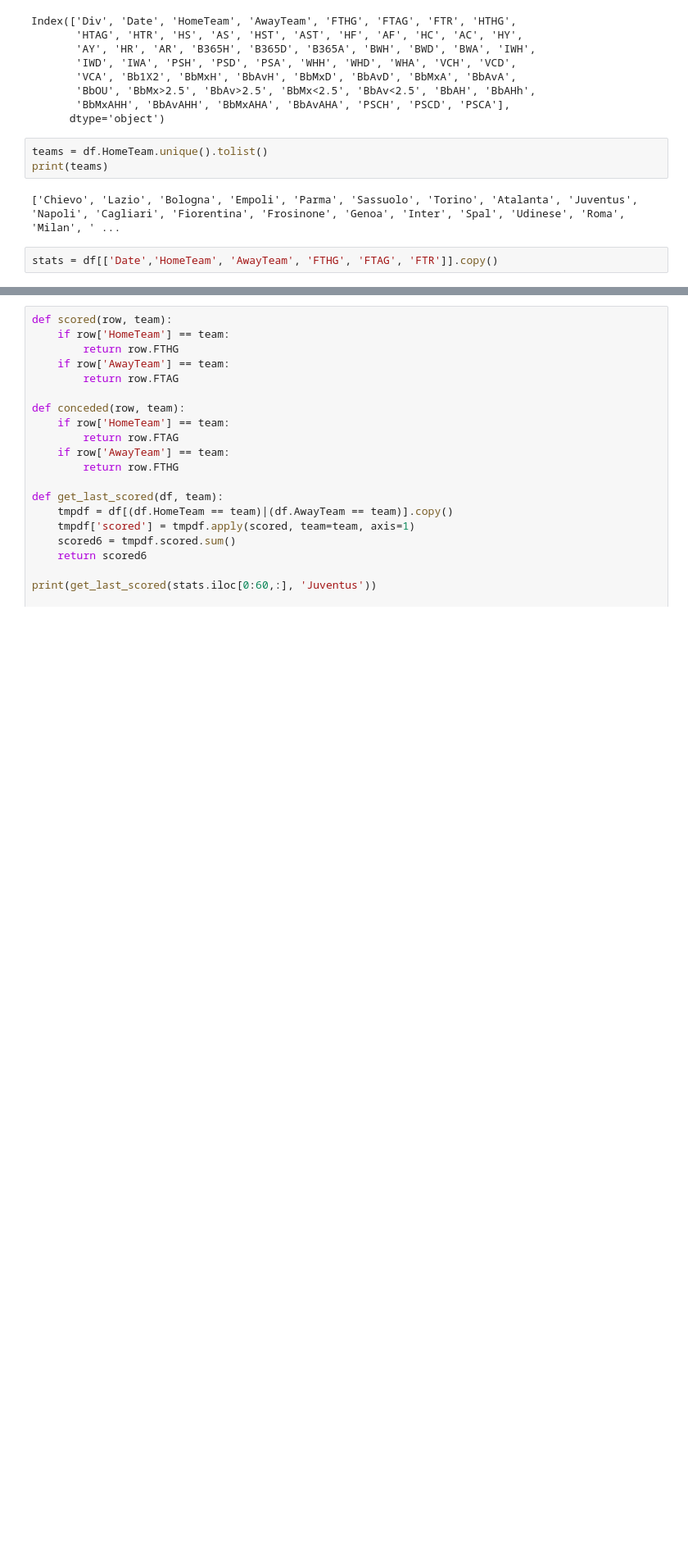
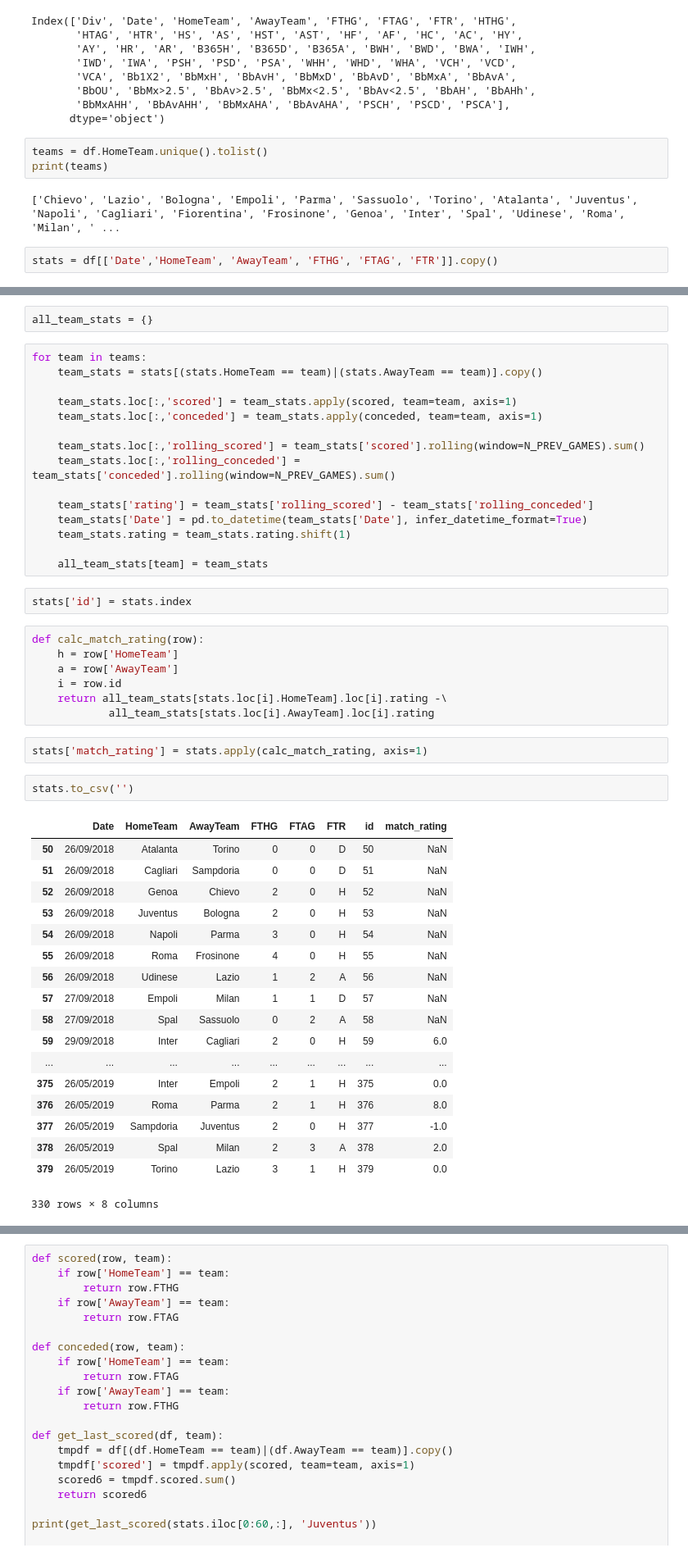
Before and after one commit to zniffur/footballstats, a Jupyter notebook: rating_system.ipynb, the cells around one changed output, grey strips where cells are left out. Shown: that part at 82% size. Cells and saved outputs as stored; diff of their text form; blank space fills up the shorter version.

Commit message:
rating fatto

```diff
--- a/rating_system.ipynb
+++ b/rating_system.ipynb
@@ -32,0 +42,49 @@ stats.loc[:,'AwayRating'] = 0
+# %%
+all_team_stats = {}
+# %%
+for team in teams:
+    team_stats = stats[(stats.HomeTeam == team)|(stats.AwayTeam == team)].copy()
+
+    team_stats.loc[:,'scored'] = team_stats.apply(scored, team=team, axis=1)
+    team_stats.loc[:,'conceded'] = team_stats.apply(conceded, team=team, axis=1)
+
+    team_stats.loc[:,'rolling_scored'] = team_stats['scored'].rolling(window=N_PREV_GAMES).sum()
+    team_stats.loc[:,'rolling_conceded'] = team_stats['conceded'].rolling(window=N_PREV_GAMES).sum()
+
+    team_stats['rating'] = team_stats['rolling_scored'] - team_stats['rolling_conceded']
+    team_stats['Date'] = pd.to_datetime(team_stats['Date'], infer_datetime_format=True)
+    team_stats.rating = team_stats.rating.shift(1)
+
+    all_team_stats[team] = team_stats
+# %%
+stats['id'] = stats.index
+# %%
+def calc_match_rating(row):
+    h = row['HomeTeam']
+    a = row['AwayTeam']
+    i = row.id
+    return all_team_stats[stats.loc[i].HomeTeam].loc[i].rating -\
+            all_team_stats[stats.loc[i].AwayTeam].loc[i].rating
+# %%
+stats['match_rating'] = stats.apply(calc_match_rating, axis=1)
+# %%
+stats.to_csv('')
+# %% [output]
+|  | Date | HomeTeam | AwayTeam | FTHG | FTAG | FTR | id | match_rating |
+| 50 | 26/09/2018 | Atalanta | Torino | 0 | 0 | D | 50 | NaN |
+| 51 | 26/09/2018 | Cagliari | Sampdoria | 0 | 0 | D | 51 | NaN |
+| 52 | 26/09/2018 | Genoa | Chievo | 2 | 0 | H | 52 | NaN |
+| 53 | 26/09/2018 | Juventus | Bologna | 2 | 0 | H | 53 | NaN |
+| 54 | 26/09/2018 | Napoli | Parma | 3 | 0 | H | 54 | NaN |
+| 55 | 26/09/2018 | Roma | Frosinone | 4 | 0 | H | 55 | NaN |
+| 56 | 26/09/2018 | Udinese | Lazio | 1 | 2 | A | 56 | NaN |
+| 57 | 27/09/2018 | Empoli | Milan | 1 | 1 | D | 57 | NaN |
+| 58 | 27/09/2018 | Spal | Sassuolo | 0 | 2 | A | 58 | NaN |
+| 59 | 29/09/2018 | Inter | Cagliari | 2 | 0 | H | 59 | 6.0 |
+| ... | ... | ... | ... | ... | ... | ... | ... | ... |
+| 375 | 26/05/2019 | Inter | Empoli | 2 | 1 | H | 375 | 0.0 |
+| 376 | 26/05/2019 | Roma | Parma | 2 | 1 | H | 376 | 8.0 |
+| 377 | 26/05/2019 | Sampdoria | Juventus | 2 | 0 | H | 377 | -1.0 |
+| 378 | 26/05/2019 | Spal | Milan | 2 | 3 | A | 378 | 2.0 |
+| 379 | 26/05/2019 | Torino | Lazio | 3 | 1 | H | 379 | 0.0 |
+330 rows × 8 columns
```
Also changed, not shown: parts of 5 cells of this notebook, 1 other file.
